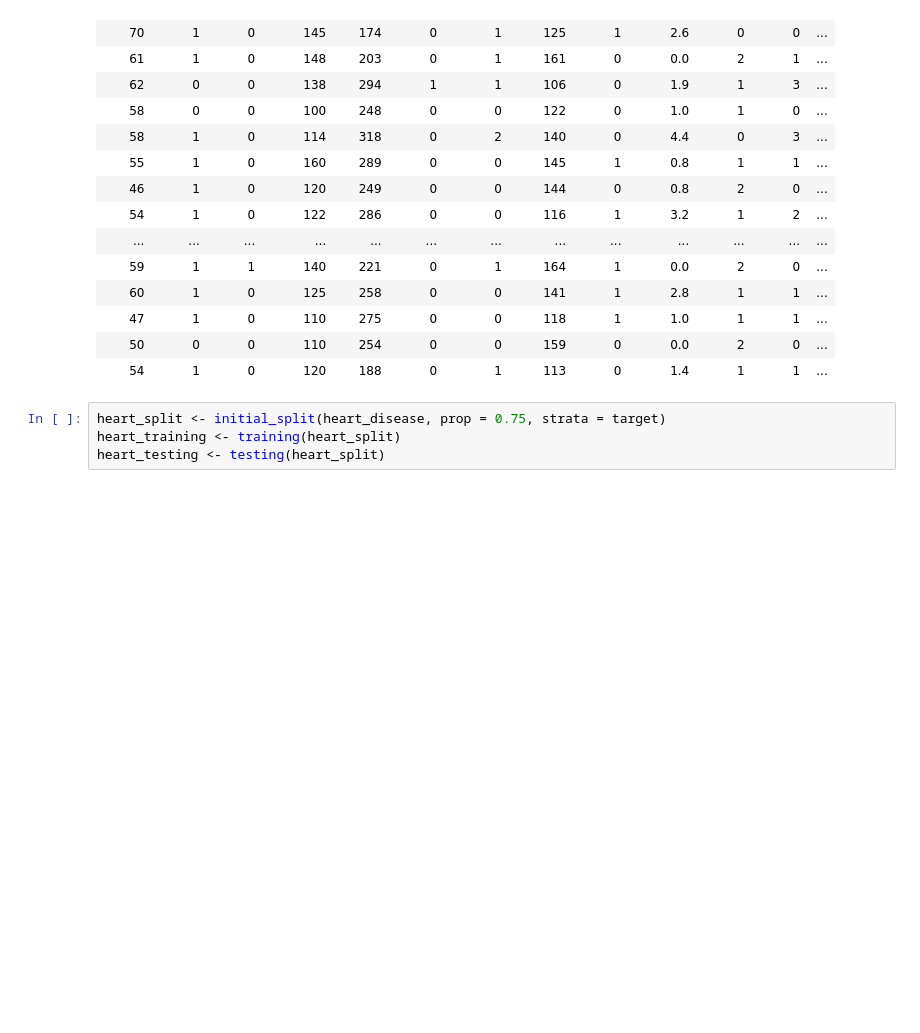
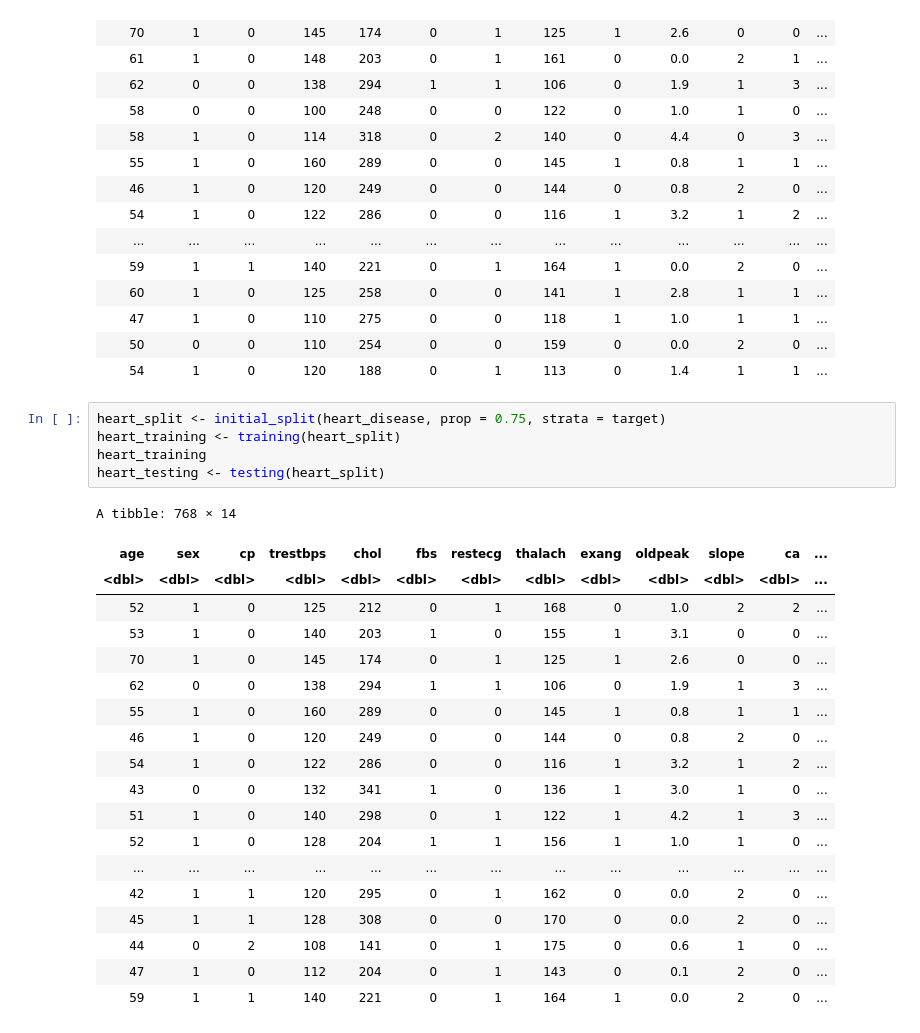
Before and after one commit to maggie63/dsci-100-group-34, a Jupyter notebook: proposal.ipynb, the cells around one changed output. Cells and saved outputs as stored; diff of their text form; blank space fills up the shorter version.

```diff
--- a/proposal.ipynb
+++ b/proposal.ipynb
@@ -37,5 +37,26 @@ A tibble: 1025 × 14
 # %%
 heart_split <- initial_split(heart_disease, prop = 0.75, strata = target)
 heart_training <- training(heart_split)
+heart_training
 heart_testing <- testing(heart_split)
+# %% [output]
+A tibble: 768 × 14
+| age | sex | cp | trestbps | chol | fbs | restecg | thalach | exang | oldpeak | slope | ca | ... |
+| <dbl> | <dbl> | <dbl> | <dbl> | <dbl> | <dbl> | <dbl> | <dbl> | <dbl> | <dbl> | <dbl> | <dbl> | ... |
+| 52 | 1 | 0 | 125 | 212 | 0 | 1 | 168 | 0 | 1.0 | 2 | 2 | ... |
+| 53 | 1 | 0 | 140 | 203 | 1 | 0 | 155 | 1 | 3.1 | 0 | 0 | ... |
+| 70 | 1 | 0 | 145 | 174 | 0 | 1 | 125 | 1 | 2.6 | 0 | 0 | ... |
+| 62 | 0 | 0 | 138 | 294 | 1 | 1 | 106 | 0 | 1.9 | 1 | 3 | ... |
+| 55 | 1 | 0 | 160 | 289 | 0 | 0 | 145 | 1 | 0.8 | 1 | 1 | ... |
+| 46 | 1 | 0 | 120 | 249 | 0 | 0 | 144 | 0 | 0.8 | 2 | 0 | ... |
+| 54 | 1 | 0 | 122 | 286 | 0 | 0 | 116 | 1 | 3.2 | 1 | 2 | ... |
+| 43 | 0 | 0 | 132 | 341 | 1 | 0 | 136 | 1 | 3.0 | 1 | 0 | ... |
+| 51 | 1 | 0 | 140 | 298 | 0 | 1 | 122 | 1 | 4.2 | 1 | 3 | ... |
+| 52 | 1 | 0 | 128 | 204 | 1 | 1 | 156 | 1 | 1.0 | 1 | 0 | ... |
+| ... | ... | ... | ... | ... | ... | ... | ... | ... | ... | ... | ... | ... |
+| 42 | 1 | 1 | 120 | 295 | 0 | 1 | 162 | 0 | 0.0 | 2 | 0 | ... |
+| 45 | 1 | 1 | 128 | 308 | 0 | 0 | 170 | 0 | 0.0 | 2 | 0 | ... |
+| 44 | 0 | 2 | 108 | 141 | 0 | 1 | 175 | 0 | 0.6 | 1 | 0 | ... |
+| 47 | 1 | 0 | 112 | 204 | 0 | 1 | 143 | 0 | 0.1 | 2 | 0 | ... |
+| 59 | 1 | 1 | 140 | 221 | 0 | 1 | 164 | 1 | 0.0 | 2 | 0 | ... |
 # %%
```
Also changed, not shown: parts of 1 cell of this notebook.
